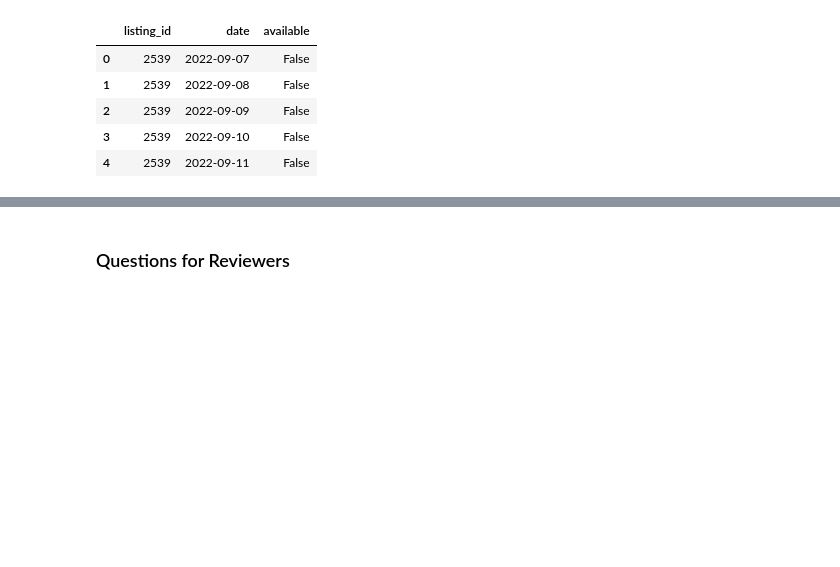
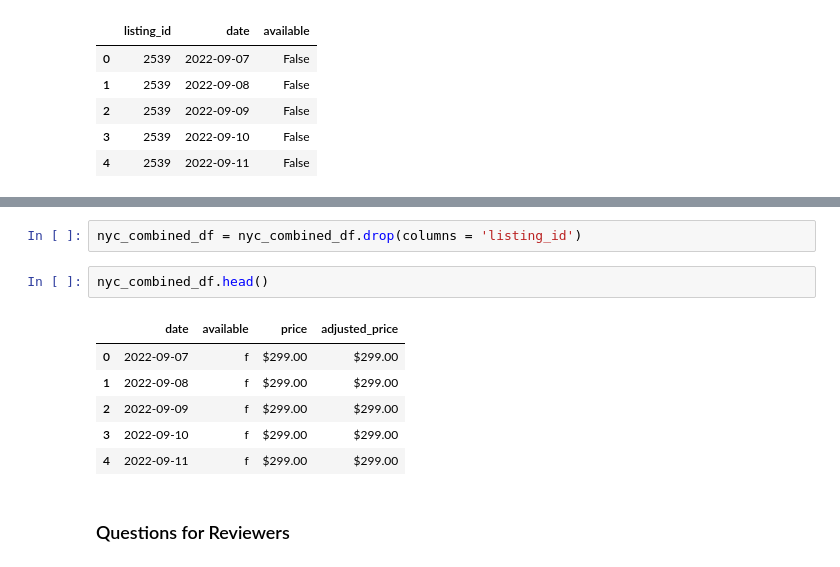
Before and after one commit to michelleli01/info2950-finalproject, a Jupyter notebook: final_project.ipynb, the cells around one changed output, grey strips where cells are left out. Saved outputs shown, nothing was run; the diff lists cells and outputs as text; blank space fills up the shorter version.

Commit message:
new combined_df

```diff
--- a/final_project.ipynb
+++ b/final_project.ipynb
@@ -372,3 +360,14 @@ Returning data to local variable nyc_bookings_df
+# %%
+nyc_combined_df = nyc_combined_df.drop(columns = 'listing_id')
+# %%
+nyc_combined_df.head()
+# %% [output]
+|  | date | available | price | adjusted_price |
+| 0 | 2022-09-07 | f | $299.00 | $299.00 |
+| 1 | 2022-09-08 | f | $299.00 | $299.00 |
+| 2 | 2022-09-09 | f | $299.00 | $299.00 |
+| 3 | 2022-09-10 | f | $299.00 | $299.00 |
+| 4 | 2022-09-11 | f | $299.00 | $299.00 |
 # %% [markdown]
 ### Questions for Reviewers
 # %% [markdown]
```
Also changed, not shown: parts of 4 cells of this notebook.
